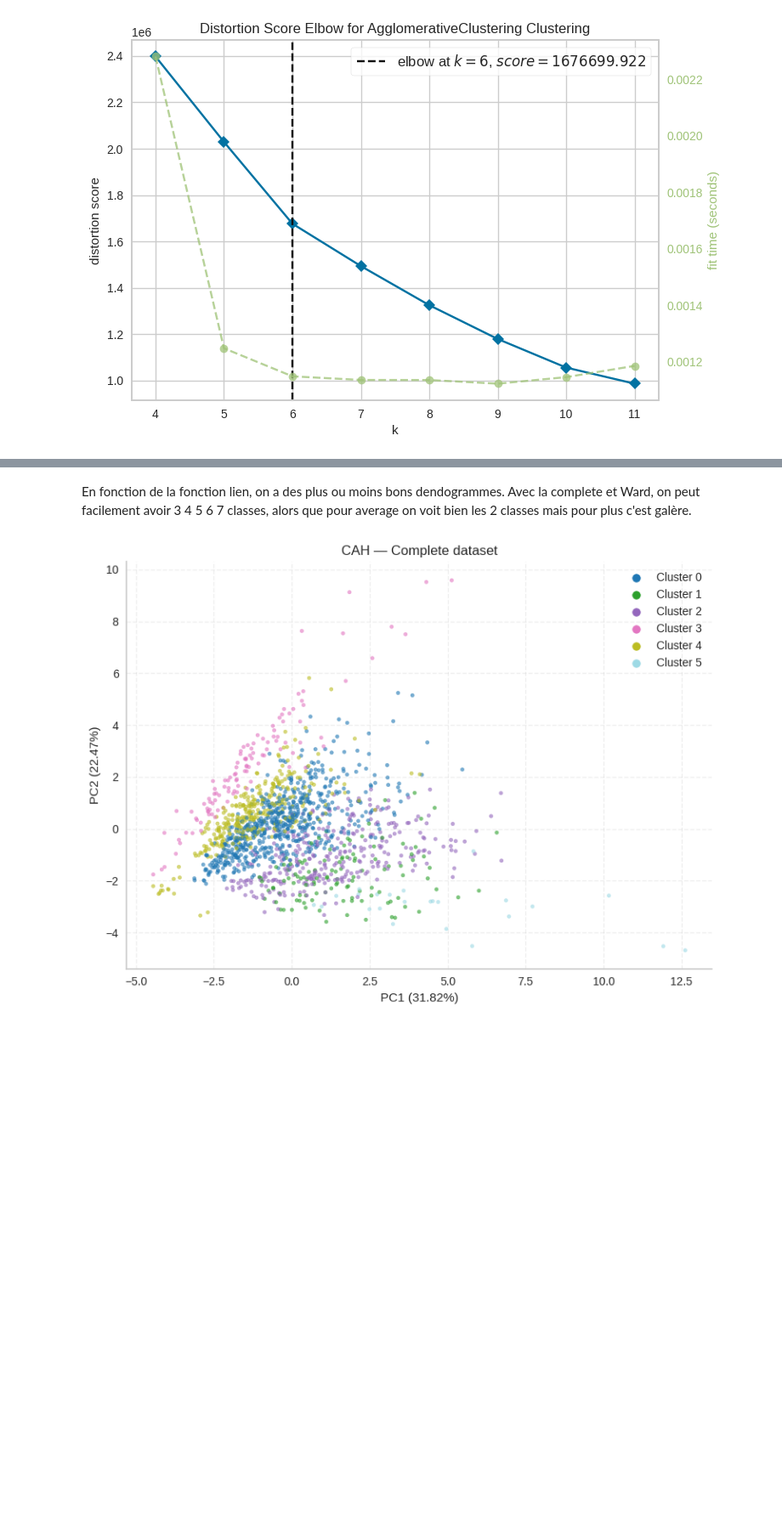
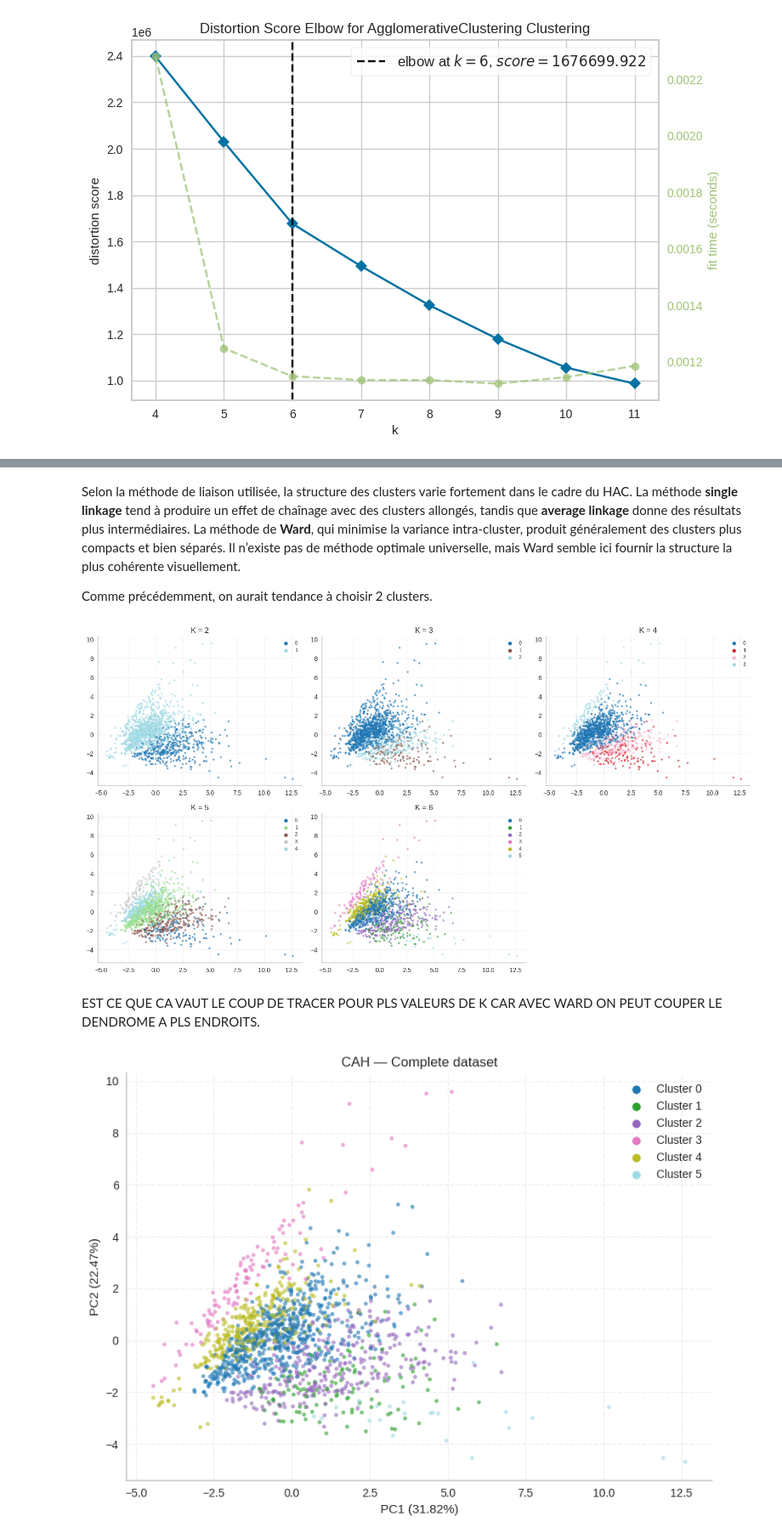
Before and after one commit to Clara-Lst/Projet_AD, a Jupyter notebook: AD-projet-python -clustering-clara.ipynb, the cells around one changed output, grey strips where cells are left out. Shown at 85% size. Drawn from its saved outputs; the diff is of its cells as text; code cells hidden in the pictures; blank space fills up the shorter version.

```diff
--- a/AD-projet-python -clustering-clara.ipynb
+++ b/AD-projet-python -clustering-clara.ipynb
@@ -678,5 +719,54 @@ plt.show()
 # %% [markdown]
-En fonction de la fonction lien, on a des plus ou moins bons dendogrammes. Avec la complete et Ward, on peut facilement avoir 3 4 5 6 7 classes, alors que pour average on voit bien les 2 classes mais pour plus c'est galère.
+Selon la méthode de liaison utilisée, la structure des clusters varie fortement dans le cadre du HAC.
+La méthode **single linkage** tend à produire un effet de chaînage avec des clusters allongés, tandis que **average linkage** donne des résultats plus intermédiaires.
+La méthode de **Ward**, qui minimise la variance intra-cluster, produit généralement des clusters plus compacts et bien séparés.
+Il n’existe pas de méthode optimale universelle, mais Ward semble ici fournir la structure la plus cohérente visuellement.
+
+Comme précédemment, on aurait tendance à choisir 2 clusters.
+# %%
+Ks = [2, 3, 4, 5, 6]
+
+coords = pca.transform(data_num)
+
+fig, axes = plt.subplots(2, 3, figsize=(15, 8))
+axes = axes.ravel()
+
+for idx, K in enumerate(Ks):
+    ac = AgglomerativeClustering(n_clusters=K, compute_distances=True, linkage="ward")
+    clusters_ac = ac.fit_predict(data_num)
+
+    ax = axes[idx]
+
+    cmap = plt.get_cmap("tab20", K)
+    colors = [cmap(i) for i in range(K)]
+
+    ax.scatter(
+        coords.iloc[:, 0],
+        coords.iloc[:, 1],
+        c=[colors[i] for i in clusters_ac],
+        s=8,
+        alpha=0.6
+    )
+
+    ax.set_title(f"K = {K}")
+    ax.spines[["top", "right"]].set_visible(False)
+    ax.grid(True, linestyle="--", alpha=0.3)
+
+    # légende légère
+    for i in range(K):
+        ax.scatter([], [], c=[colors[i]], label=str(i), s=30)
+    ax.legend(fontsize=8, loc="best")
+
+# si jamais grille pas pleine
+for j in range(len(Ks), len(axes)):
+    fig.delaxes(axes[j])
+
+plt.tight_layout()
+plt.show()
+# %% [output]
+[figure, added]
+# %% [markdown]
+EST CE QUE CA VAUT LE COUP DE TRACER POUR PLS VALEURS DE K CAR AVEC WARD ON PEUT COUPER LE DENDROME A PLS ENDROITS.
 # %%
 K = 6
 
```
Also changed, not shown: parts of 52 cells of this notebook.
